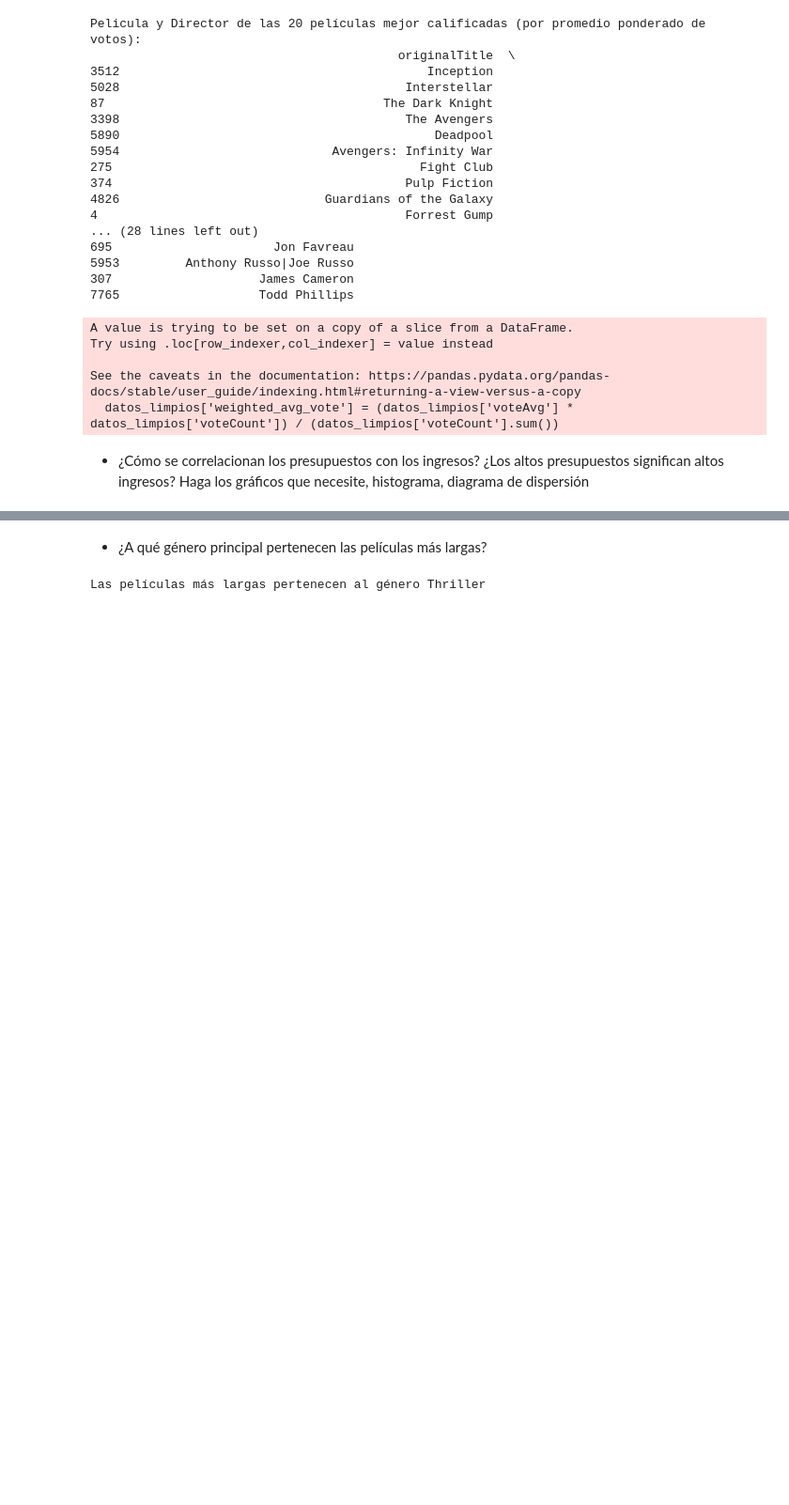
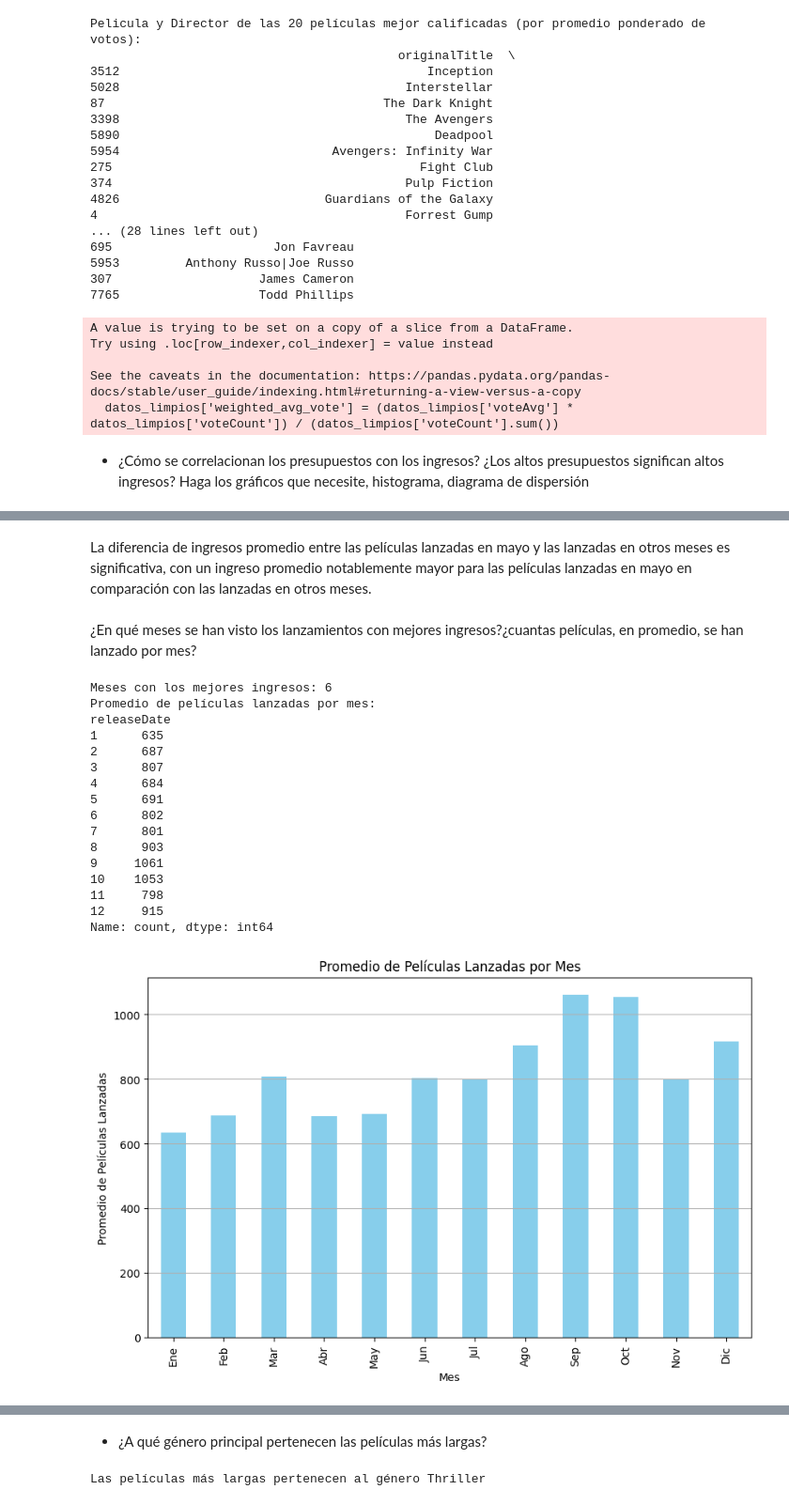
Before and after one commit to ManuelR11/Hoja_1_Mineria_Datos, a Jupyter notebook: Hoja_1.ipynb, the cells around one changed output, grey strips where cells are left out. Shown at 94% size. Drawn from its saved outputs; the diff is of its cells as text; code cells hidden in the pictures; blank space fills up the shorter version.

```diff
--- a/Hoja_1.ipynb
+++ b/Hoja_1.ipynb
@@ -444,0 +531,43 @@ print(top_20_presupuesto)
+# %% [markdown]
+La diferencia de ingresos promedio entre las películas lanzadas en mayo y las lanzadas en otros meses es significativa, con un ingreso promedio notablemente mayor para las películas lanzadas en mayo en comparación con las lanzadas en otros meses.
+# %% [markdown]
+¿En qué meses se han visto los lanzamientos con mejores ingresos?¿cuantas películas, en promedio, se han lanzado por mes?
+# %%
+
+ingresos_por_mes = datos.groupby(datos['releaseDate'].dt.month)['revenue'].sum()
+
+
+meses_mejores_ingresos = ingresos_por_mes.idxmax()
+
+promedio_películas_por_mes = datos['releaseDate'].dt.month.value_counts().sort_index()
+
+print("Meses con los mejores ingresos:", meses_mejores_ingresos)
+print("Promedio de películas lanzadas por mes:")
+print(promedio_películas_por_mes)
+
+plt.figure(figsize=(10, 6))
+promedio_películas_por_mes.plot(kind='bar', color='skyblue')
+plt.title('Promedio de Películas Lanzadas por Mes')
+plt.xlabel('Mes')
+plt.ylabel('Promedio de Películas Lanzadas')
+plt.xticks(range(0, 12), ['Ene', 'Feb', 'Mar', 'Abr', 'May', 'Jun', 'Jul', 'Ago', 'Sep', 'Oct', 'Nov', 'Dic'])
+plt.grid(axis='y')
+plt.show()
+# %% [output]
+Meses con los mejores ingresos: 6
+Promedio de películas lanzadas por mes:
+releaseDate
+1      635
+2      687
+3      807
+4      684
+5      691
+6      802
+7      801
+8      903
+9     1061
+10    1053
+11     798
+12     915
+Name: count, dtype: int64
+[figure, added]
```
Also changed, not shown: parts of 15 cells of this notebook.
